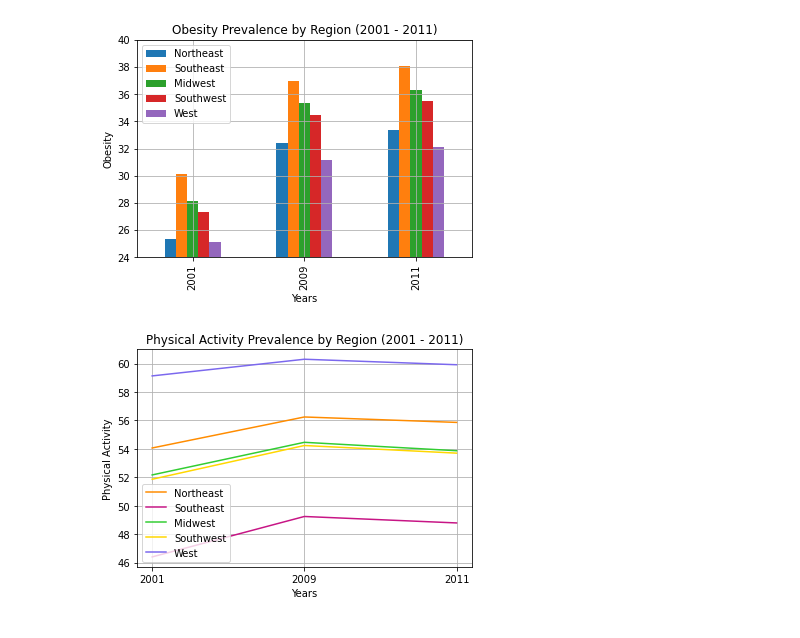
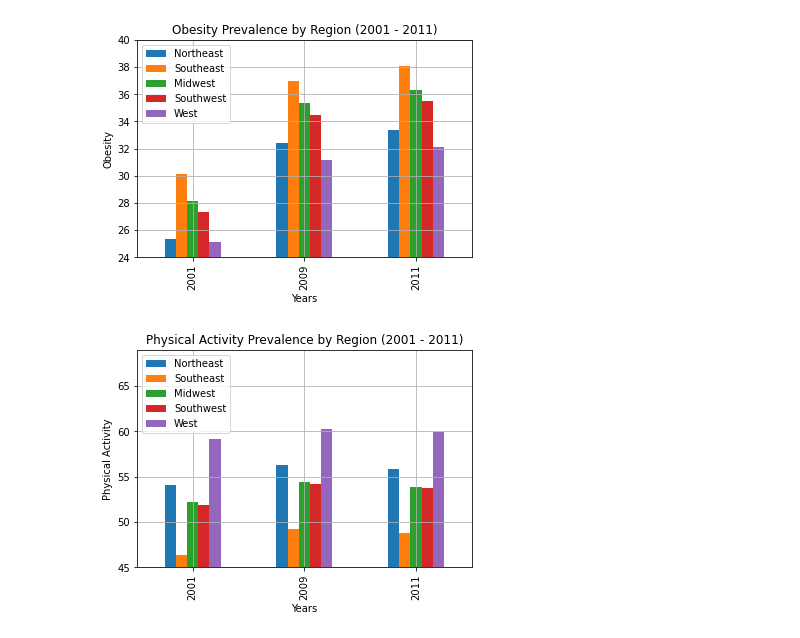
Before and after one commit to Mvillarreal88/State-of-Survival, a Jupyter notebook: Sandbox/Dillon/regional-charts.ipynb, the cells around one changed output. Cells and saved outputs as stored; diff of their text form; code cells hidden in the pictures.

Commit message:
updated chart files

```diff
--- a/Sandbox/Dillon/regional-charts.ipynb
+++ b/Sandbox/Dillon/regional-charts.ipynb
@@ -324,36 +306,39 @@ PA_by_region = pd.DataFrame({
     "Southeast": se_mean,
     "Midwest": mw_mean,
     "Southwest": sw_mean,
     "West": we_mean
 })
 
 PA_by_region = PA_by_region.transpose()
 
 PA_by_region['2001'] = ((PA_by_region['Male sufficient physical activity prevalence, 2001 (%)']
                         + PA_by_region['Female sufficient physical activity prevalence, 2001 (%)'])/2)
 PA_by_region['2009'] = ((PA_by_region['Male sufficient physical activity  prevalence, 2009 (%)']
                         + PA_by_region['Female sufficient physical activity  prevalence, 2009 (%)'])/2)
 PA_by_region['2011'] = ((PA_by_region['Male sufficient physical activity  prevalence, 2011* (%)']
                         + PA_by_region['Female sufficient physical activity  prevalence, 2011* (%)'])/2)
 
 PA_by_region = PA_by_region[['2001', '2009', '2011']]
 PA_by_region = PA_by_region.transpose()
 
 years = ['2001', '2009', '2011']
 
-ne_obes = plt.plot(years, PA_by_region['Northeast'], color="darkorange", label='Northeast')
-se_obes = plt.plot(years, PA_by_region['Southeast'], color="mediumvioletred", label='Southeast')
-mw_obes = plt.plot(years, PA_by_region['Midwest'], color="limegreen", label='Midwest')
-sw_obes = plt.plot(years, PA_by_region['Southwest'], color="gold", label='Southwest')
-we_obes = plt.plot(years, PA_by_region['West'], color="mediumslateblue", label='West')
+# ne_obes = plt.plot(years, PA_by_region['Northeast'], color="darkorange", label='Northeast')
+# se_obes = plt.plot(years, PA_by_region['Southeast'], color="mediumvioletred", label='Southeast')
+# mw_obes = plt.plot(years, PA_by_region['Midwest'], color="limegreen", label='Midwest')
+# sw_obes = plt.plot(years, PA_by_region['Southwest'], color="gold", label='Southwest')
+# we_obes = plt.plot(years, PA_by_region['West'], color="mediumslateblue", label='West')
+
+PA_by_region.plot(kind='bar',ylim=(45,69))
+
 
 plt.legend(loc="best")
 plt.title('Physical Activity Prevalence by Region (2001 - 2011)')
 plt.xlabel('Years')
 plt.ylabel('Physical Activity')
 
 plt.grid()
 plt.savefig('output_data/Physical Activity Prevalence by Region (2001 - 2011).png', bbox_inches='tight')
 plt.show()
 # %% [output]
-[figure, old version]
+[figure, new version]
```
Also changed, not shown: parts of 3 cells of this notebook, 7 other files.
